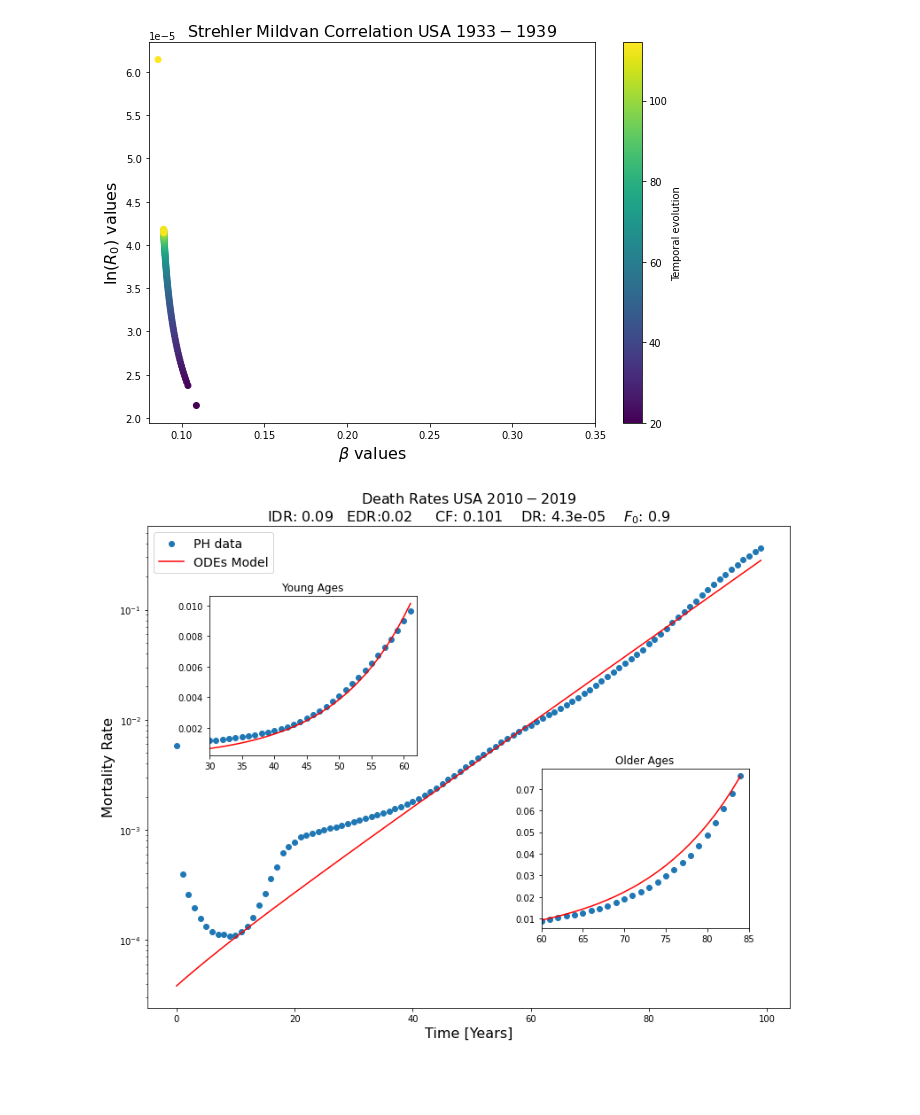
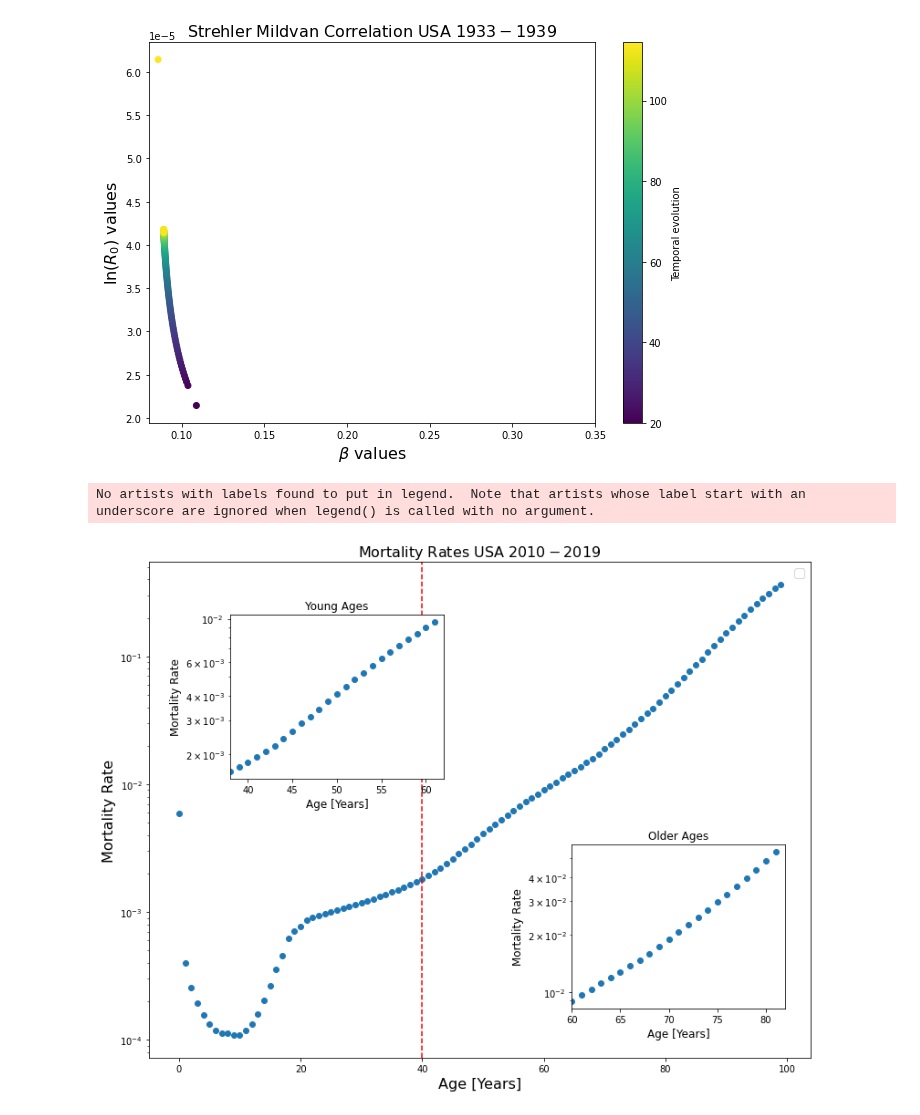
Before and after one commit to Rafther0112/Human_Aging_Research, a Jupyter notebook: friday_21_28/death_rates/Deterministic_model_fit.ipynb, the cells around one changed output. Drawn from its saved outputs; the diff is of its cells as text; code cells hidden in the pictures; blank space fills up the shorter version.

```diff
--- a/friday_21_28/death_rates/Deterministic_model_fit.ipynb
+++ b/friday_21_28/death_rates/Deterministic_model_fit.ipynb
@@ -269,35 +270,38 @@ plt.show()
 [figure]
 # %%
 plt.figure(figsize=(13,10))
-plt.title(r"Death Rates USA $2010-2019$" + "\n" + rf"IDR: {alpha_damage_propagation}   EDR:{disease_rate}     CF: {coupling_factor}    DR: {mortality_rate}    $F_0$: {initial_condition}" , fontsize = 16)
-plt.xlabel(r"Time [Years]", fontsize = 16)
+plt.title(r"Mortality Rates USA $2010-2019$", fontsize = 16)
+plt.xlabel(r"Age [Years]", fontsize = 16)
 plt.ylabel(r"Mortality Rate", fontsize = 16)
 
-zoom_ventana1 = [30, 62]  # Límites en el eje x para la primera ventana
-zoom_ventana2 = [60, 85]  # Límites en el eje x para la segunda ventana
+zoom_ventana1 = [38, 62]  # Límites en el eje x para la primera ventana
+zoom_ventana2 = [60, 82]  # Límites en el eje x para la segunda ventana
 
 
-plt.scatter(datos_generales["Ages"], datos_generales["2010-2019"], label = "PH data")
-plt.plot(gompertz_law_differential_equation[0:100], label = "ODEs Model", color = "red")
+plt.scatter(datos_generales["Ages"], datos_generales["2010-2019"])
 plt.legend(fontsize = 14)
 plt.yscale("log")
+plt.axvline(x=40, color = "red", linestyle = "--")
 
-ax1 = plt.axes([0.2, 0.52, 0.25, 0.25])  # Coordenadas y tamaño de la ventana 1
+ax1 = plt.axes([0.22, 0.55, 0.25, 0.25])  # Coordenadas y tamaño de la ventana 1
 ax1.scatter(datos_generales["Ages"][zoom_ventana1[0]:zoom_ventana1[1]], datos_generales["2010-2019"][zoom_ventana1[0]:zoom_ventana1[1]])
-ax1.plot(datos_generales["Ages"][zoom_ventana1[0]:zoom_ventana1[1]],gompertz_law_differential_equation[0:100][zoom_ventana1[0]:zoom_ventana1[1]], color = "red")
 ax1.set_xlim(zoom_ventana1)
+ax1.set_xlabel(r"Age [Years]", fontsize = 12)
+ax1.set_ylabel(r"Mortality Rate", fontsize = 12)
+ax1.set_yscale("log")
 
 
-ax2 = plt.axes([0.6, 0.25, 0.25, 0.25])  # Coordenadas y tamaño de la ventana 2
+ax2 = plt.axes([0.62, 0.2, 0.25, 0.25])  # Coordenadas y tamaño de la ventana 2
 ax2.scatter(datos_generales["Ages"][zoom_ventana2[0]:zoom_ventana2[1]], datos_generales["2010-2019"][zoom_ventana2[0]:zoom_ventana2[1]])
-ax2.plot(datos_generales["Ages"][zoom_ventana2[0]:zoom_ventana2[1]],gompertz_law_differential_equation[0:100][zoom_ventana2[0]:zoom_ventana2[1]], color = "red")
 ax2.set_xlim(zoom_ventana2)
-
+ax2.set_xlabel(r"Age [Years]", fontsize = 12)
+ax2.set_ylabel(r"Mortality Rate", fontsize = 12)
+ax2.set_yscale("log")
 
 ax1.set_title('Young Ages')
 ax2.set_title('Older Ages')
 
-
-plt.savefig("DR_USA_2010_2019_log_scale.jpg", dpi = 1000)
+plt.savefig("Mortality_Curve_Usa_2010_2019.jpg", dpi = 1000)
 # %% [output]
+No artists with labels found to put in legend.  Note that artists whose label start with an underscore are ignored when legend() is called with no argument.
-[figure, old version]
+[figure, new version]
```
Also changed, not shown: parts of 1 cell of this notebook, 8 other files.
